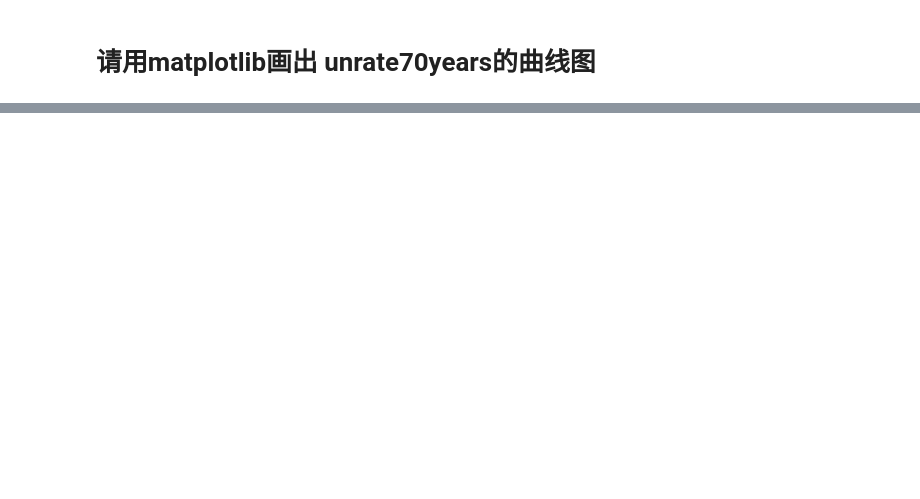
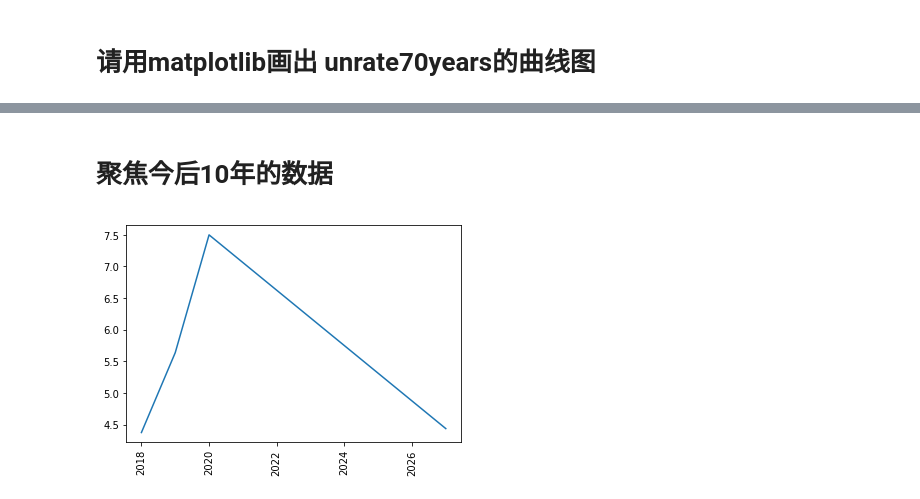
Before and after one commit to MXPL18/mpl18, a Jupyter notebook: data/wk2025solution.ipynb, the cells around one changed output, grey strips where cells are left out. Saved outputs shown, nothing was run; the diff lists cells and outputs as text; code cells hidden in the pictures; blank space fills up the shorter version.

```diff
--- a/data/wk2025solution.ipynb
+++ b/data/wk2025solution.ipynb
@@ -83,0 +200,11 @@ plt.show()
+# %% [markdown]
+# 聚焦今后10年的数据
+# %%
+%matplotlib inline
+import matplotlib.pyplot as plt
+
+plt.plot(uy80years[70:80],ur80years[70:80])
+plt.xticks(rotation=90)
+plt.show()
+# %% [output]
+[figure, added]
```
Also changed, not shown: parts of 14 cells of this notebook.
